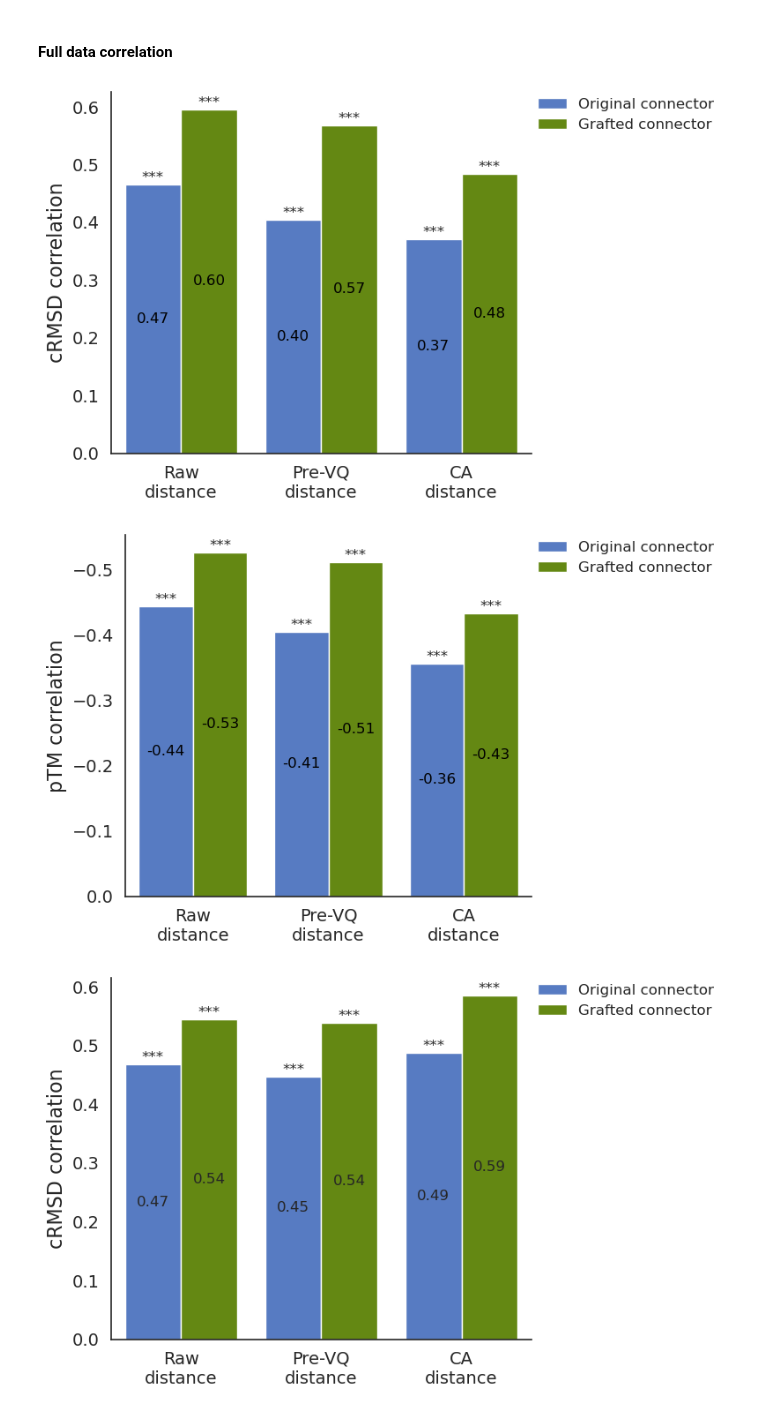
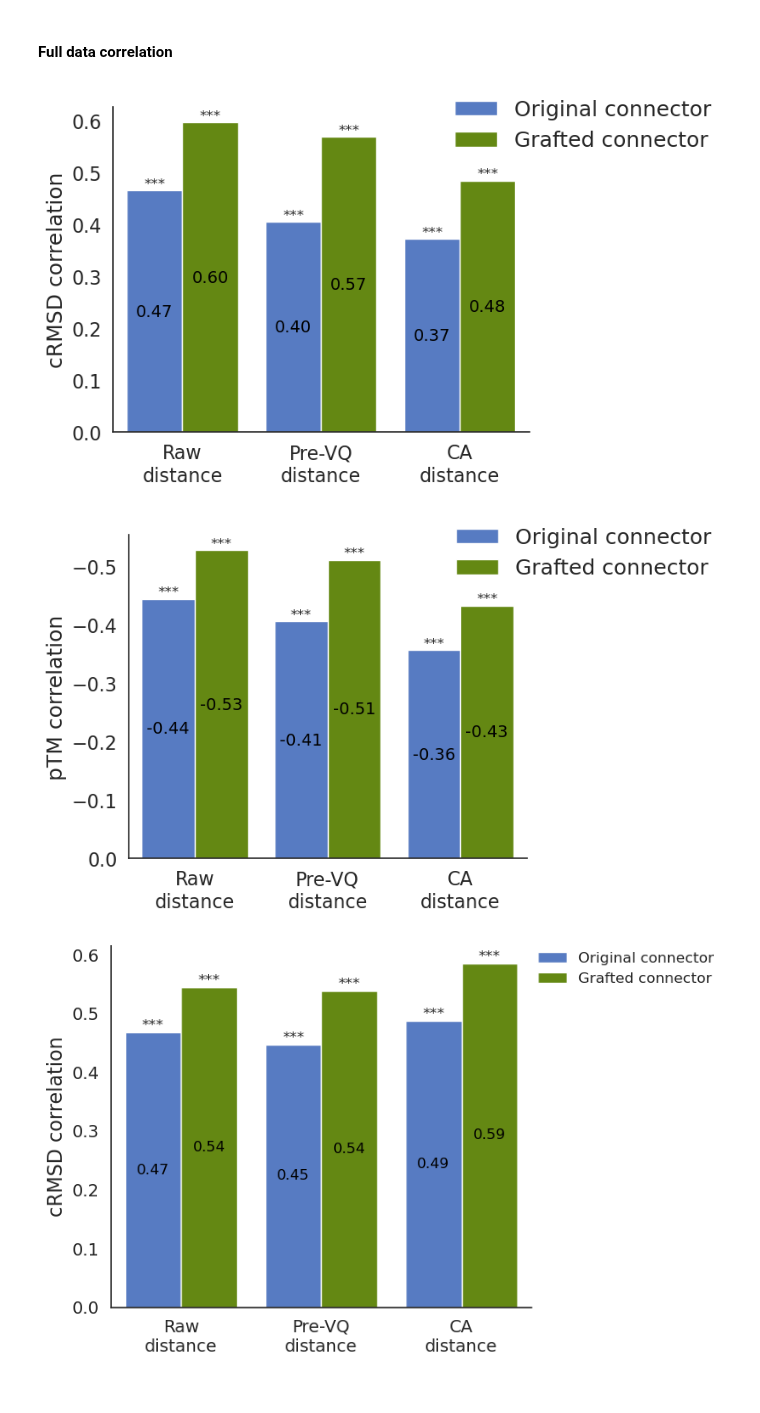
Before and after one commit to H-Dw/FANGS_v1, a Jupyter notebook: notebook/correlation_distance_dupl_embe_250627.ipynb, the cells around one changed output. Drawn from its saved outputs; the diff is of its cells as text; code cells hidden in the pictures.

```diff
--- a/notebook/correlation_distance_dupl_embe_250627.ipynb
+++ b/notebook/correlation_distance_dupl_embe_250627.ipynb
@@ -249,7 +288,7 @@ res_df = pd.DataFrame(rows)
 xticks = ['Structure\nQident', 'Sequence\nQident']
 
 sns.set(style="white")
-fig, ax = plt.subplots(figsize=(5, 4))
+fig, ax = plt.subplots(figsize=(6, 4))
 
 palette = {
     'cRMSD': sns.color_palette("deep")[0],
@@ -266,7 +305,7 @@ sns.barplot(
 )
 
 ax.set_xticks(range(len(xticks)))
-ax.set_xticklabels(xticks, rotation=0, ha='center', fontsize=12)
+ax.set_xticklabels(xticks, rotation=0, ha='center', fontsize=14)
 
 for container in ax.containers:
     if isinstance(container, BarContainer):
@@ -277,7 +316,7 @@ for container in ax.containers:
             labels=labels,
             label_type='center',
             padding=0,
-            fontsize=10,
+            fontsize=12,
             color='black'
         )
 
@@ -287,7 +326,7 @@ for bar, p in zip(ax.patches, res_df['p_value']):
         bar.get_height(),
         p_to_stars(p),
         ha='center', va='bottom',
-        fontsize=10
+        fontsize=12
     )
 
 ax.set_xlabel('')
@@ -299,8 +338,8 @@ ax.spines['right'].set_visible(False)
 leg = ax.legend(
     title=None,
     loc='upper left',
-    bbox_to_anchor=(0.95, 1),
-    fontsize=10,
+    bbox_to_anchor=(0.8, 1.1),
+    fontsize=16,
     frameon=False
 )
 
@@ -476,7 +515,7 @@ def plot_connector_correlation(res_df, target, xticks=None, figsize=(8, 5), x_ro
         )
 
     if x_rotation:
-        plt.xticks(rotation=x_rotation, ha='center')
+        plt.xticks(rotation=x_rotation, ha='center', fontsize=fontsize)
 
     def format_r(val):
         return f"{val:.2f}"
@@ -517,10 +556,10 @@ def plot_connector_correlation(res_df, target, xticks=None, figsize=(8, 5), x_ro
     ax.legend(
         title=None,
         loc='upper left',
-        bbox_to_anchor=(legend_loc, 1),
+        bbox_to_anchor=(legend_loc, 1.05),
         borderaxespad=0,
         title_fontsize=fontsize,
-        fontsize=fontsize-2,
+        fontsize=fontsize+2,
         frameon=False
     )
 
@@ -532,26 +571,26 @@ def plot_connector_correlation(res_df, target, xticks=None, figsize=(8, 5), x_ro
     return plt
 # %%
 xticks=['Raw\ndistance', 'Pre-VQ\ndistance', 'CA\ndistance']
-legend_loc = 1
+legend_loc = 0.8
 
 crmsd_res_conn = collect_results_spearman(connector_df, stage='original', source_label='Original connector', region_list = ['all'], target='cRMSD')
 crmsd_res_algn = collect_results_spearman(connector_df, stage='grafted', source_label='Grafted connector', region_list = ['all'], target='cRMSD')
 crmsd_res_df   = pd.concat([crmsd_res_conn, crmsd_res_algn], ignore_index=True)
 
-crmsd_plt = plot_connector_correlation(crmsd_res_df, target='cRMSD', xticks=xticks, figsize=(8, 5), legend_loc=legend_loc)
+crmsd_plt = plot_connector_correlation(crmsd_res_df, target='cRMSD', xticks=xticks, figsize=(8, 5), legend_loc=legend_loc, fontsize=16)
 crmsd_plt.savefig(f"{fig_save_path}/connector_cRMSD_spearmanr.png", dpi=600, bbox_inches='tight')
 crmsd_plt.show()
 
 ptm_res_conn = collect_results_spearman(connector_df, stage='original', source_label='Original connector', region_list = ['all'], target='pTM')
 ptm_res_algn = collect_results_spearman(connector_df, stage='grafted', source_label='Grafted connector', region_list = ['all'], target='pTM')
 ptm_res_df   = pd.concat([ptm_res_conn, ptm_res_algn], ignore_index=True)
 
-ptm_plt = plot_connector_correlation(ptm_res_df, target='pTM', xticks=xticks, figsize=(8, 5), invert=True, legend_loc=legend_loc)
+ptm_plt = plot_connector_correlation(ptm_res_df, target='pTM', xticks=xticks, figsize=(8, 5), invert=True, legend_loc=legend_loc, fontsize=16)
 ptm_plt.savefig(f"{fig_save_path}/connector_pTM_spearmanr.png", dpi=600, bbox_inches='tight')
 ptm_plt.show()
 # %% [output]
-[figure, old version]
+[figure, new version]
-[figure, old version]
+[figure, new version]
 # %%
 xticks=['Raw\ndistance', 'Pre-VQ\ndistance', 'CA\ndistance']
 legend_loc = 1
```
Also changed, not shown: parts of 17 cells of this notebook, 7 other files.
